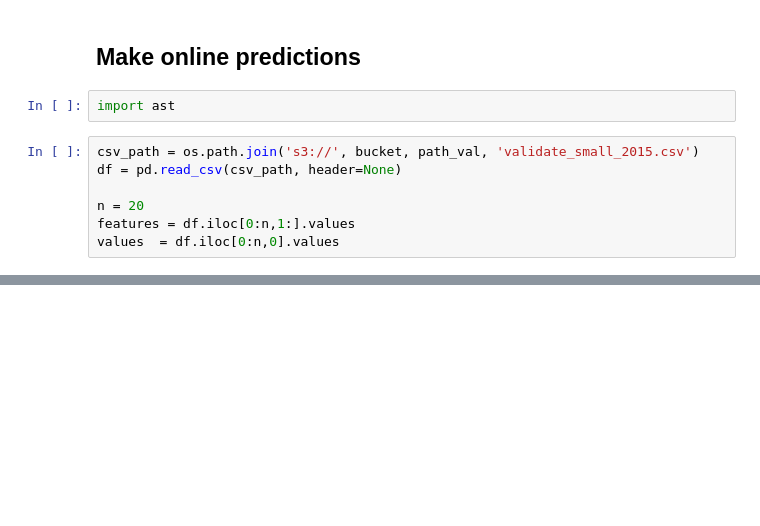
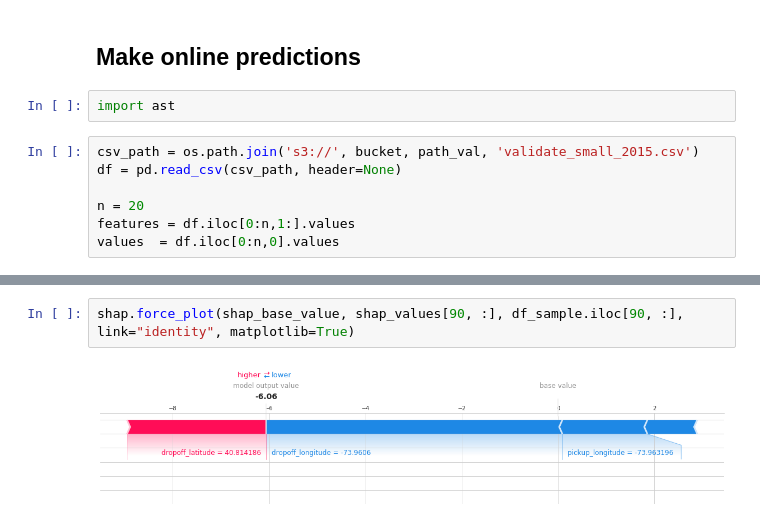
Before and after one commit to AndreasMerentitis/Sagemaker-Athena-NYC-taxi, a Jupyter notebook: taxi_fare_prediction.ipynb, the cells around one changed output, grey strips where cells are left out. Drawn from its saved outputs; the diff is of its cells as text; blank space fills up the shorter version.

```diff
--- a/taxi_fare_prediction.ipynb
+++ b/taxi_fare_prediction.ipynb
@@ -490,0 +567,4 @@ print(result)
+# %%
+shap.force_plot(shap_base_value, shap_values[90, :], df_sample.iloc[90, :], link="identity", matplotlib=True)
+# %% [output]
+[figure, added]
```
Also changed, not shown: parts of 33 cells of this notebook, 1 other file.
